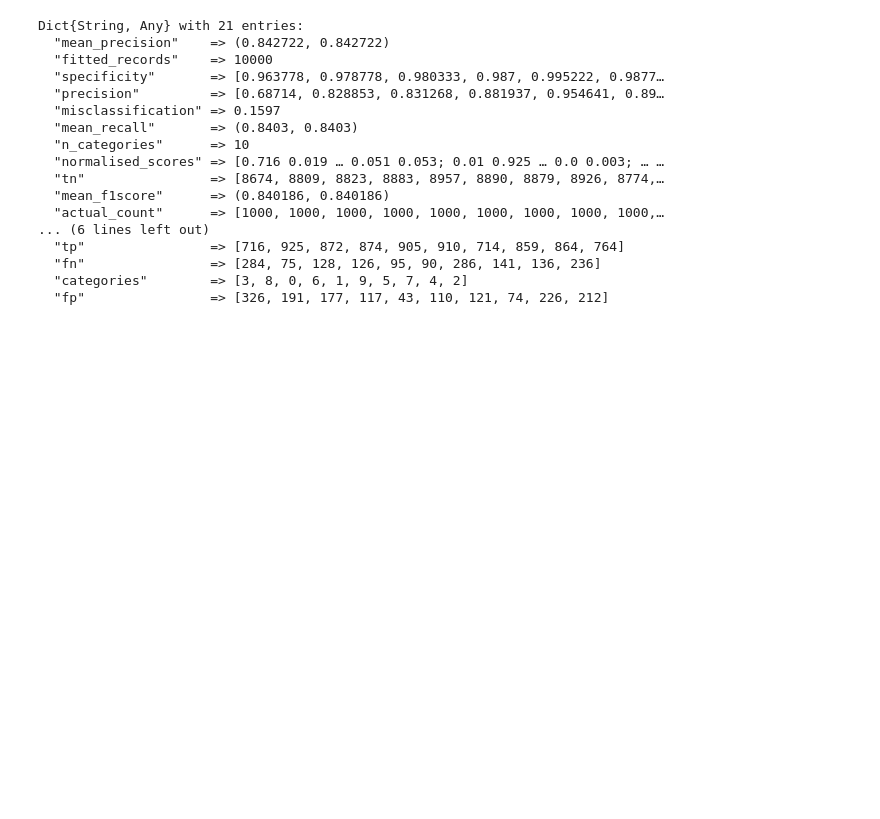
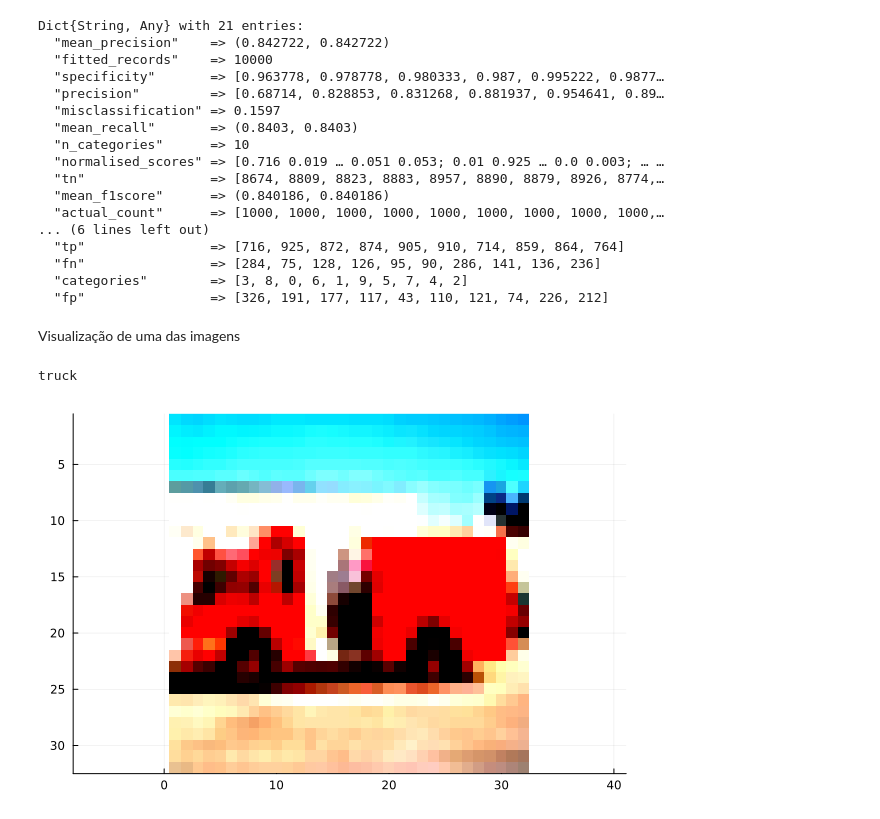
Before and after one commit to guilhermealvesc/cnn-vgg19-cifar10, a Jupyter notebook: cifar10_conv_vgg19.ipynb, the cells around one changed output. Drawn from its saved outputs; the diff is of its cells as text; code cells hidden in the pictures; blank space fills up the shorter version.

Commit message:
visualização das imagens

```diff
--- a/cifar10_conv_vgg19.ipynb
+++ b/cifar10_conv_vgg19.ipynb
@@ -333,3 +321,14 @@ Dict{String, Any} with 21 entries:
   "fn"                => [284, 75, 128, 126, 95, 90, 286, 141, 136, 236]
   "categories"        => [3, 8, 0, 6, 1, 9, 5, 7, 4, 2]
   "fp"                => [326, 191, 177, 117, 43, 110, 121, 74, 226, 212]
+# %% [markdown]
+Visualização de uma das imagens
+# %%
+class_names = MLDatasets.CIFAR10().metadata["class_names"]
+image(x) = colorview(RGB, permutedims(x, (3, 2, 1)))
+
+print(class_names[Flux.onecold(y_teste[:, 365])])
+plot(image(x_teste[:, :, :, 365]))
+# %% [output]
+truck
+[figure, added]
```
Also changed, not shown: parts of 4 cells of this notebook.
